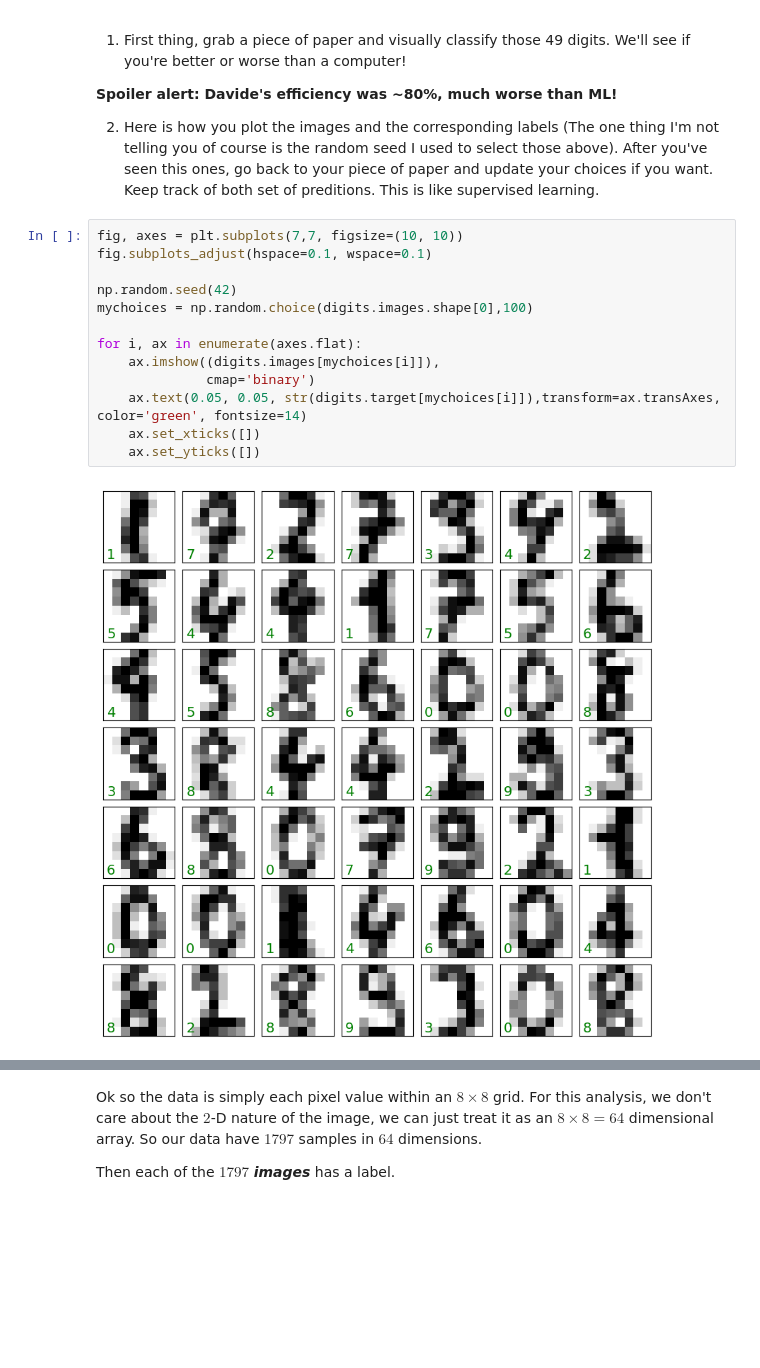
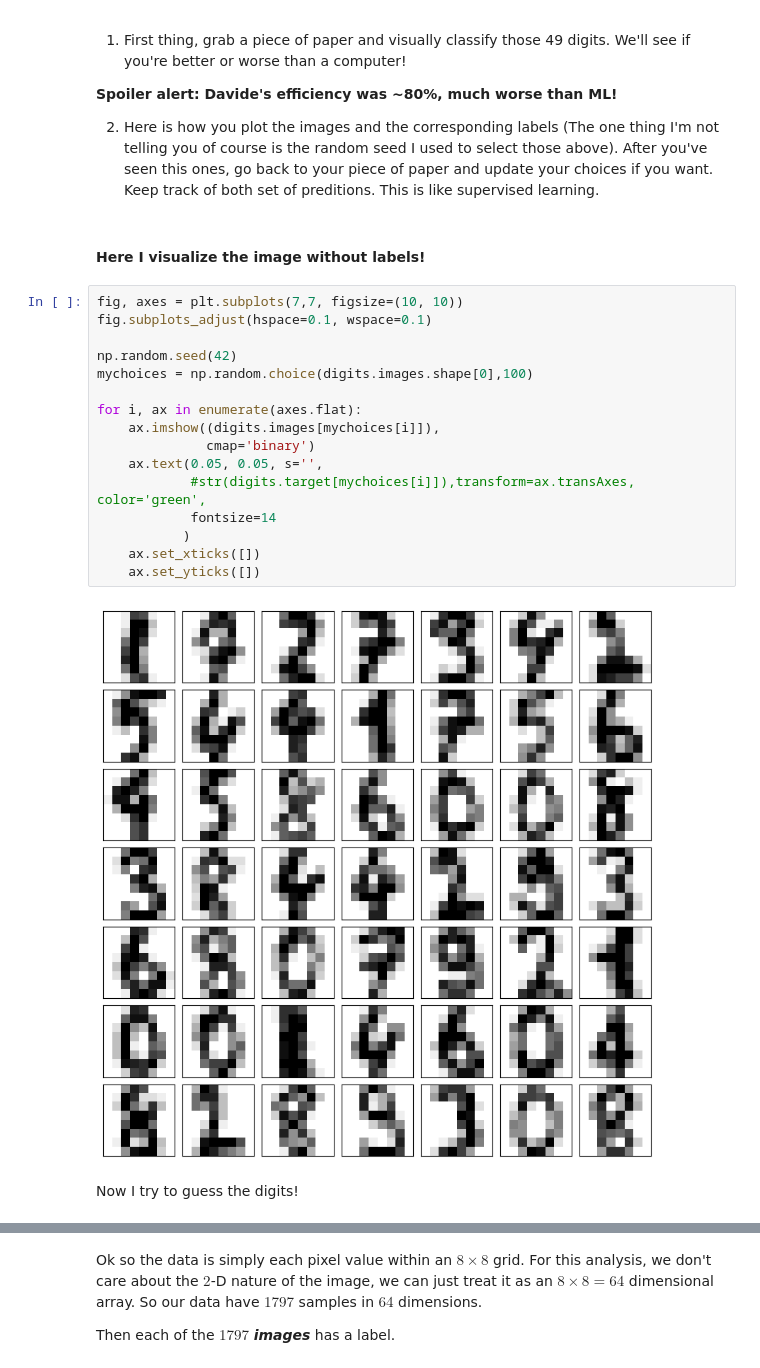
Before and after one commit to SimoneArienti/astrostatistics_bicocca_2024, a Jupyter notebook: working/Ex 11 Handwritten Digits.ipynb, the cells around one changed output, grey strips where cells are left out. Drawn from its saved outputs; the diff is of its cells as text; blank space fills up the shorter version.

```diff
--- a/working/Ex 11 Handwritten Digits.ipynb
+++ b/working/Ex 11 Handwritten Digits.ipynb
@@ -51,18 +51,25 @@ Optical recognition of handwritten digits dataset
 
 
 2) Here is how you plot the images and the corresponding labels  (The one thing I'm not telling you of course is the random seed I used to select those above). After you've seen this ones, go back to your piece of paper and update your choices if you want. Keep track of both set of preditions. This is like supervised learning.
+# %% [markdown]
+#### Here I visualize the image without labels!
 # %%
 fig, axes = plt.subplots(7,7, figsize=(10, 10))
 fig.subplots_adjust(hspace=0.1, wspace=0.1)
 
 np.random.seed(42)
 mychoices = np.random.choice(digits.images.shape[0],100)
 
 for i, ax in enumerate(axes.flat):
     ax.imshow((digits.images[mychoices[i]]),
               cmap='binary')
-    ax.text(0.05, 0.05, str(digits.target[mychoices[i]]),transform=ax.transAxes, color='green', fontsize=14)
+    ax.text(0.05, 0.05, s='',
+            #str(digits.target[mychoices[i]]),transform=ax.transAxes, color='green',
+            fontsize=14
+           )
     ax.set_xticks([])
     ax.set_yticks([])
 # %% [output]
-[figure, old version]
+[figure, new version]
+# %% [markdown]
+Now I try to guess the digits!
```
Also changed, not shown: parts of 22 cells of this notebook.
